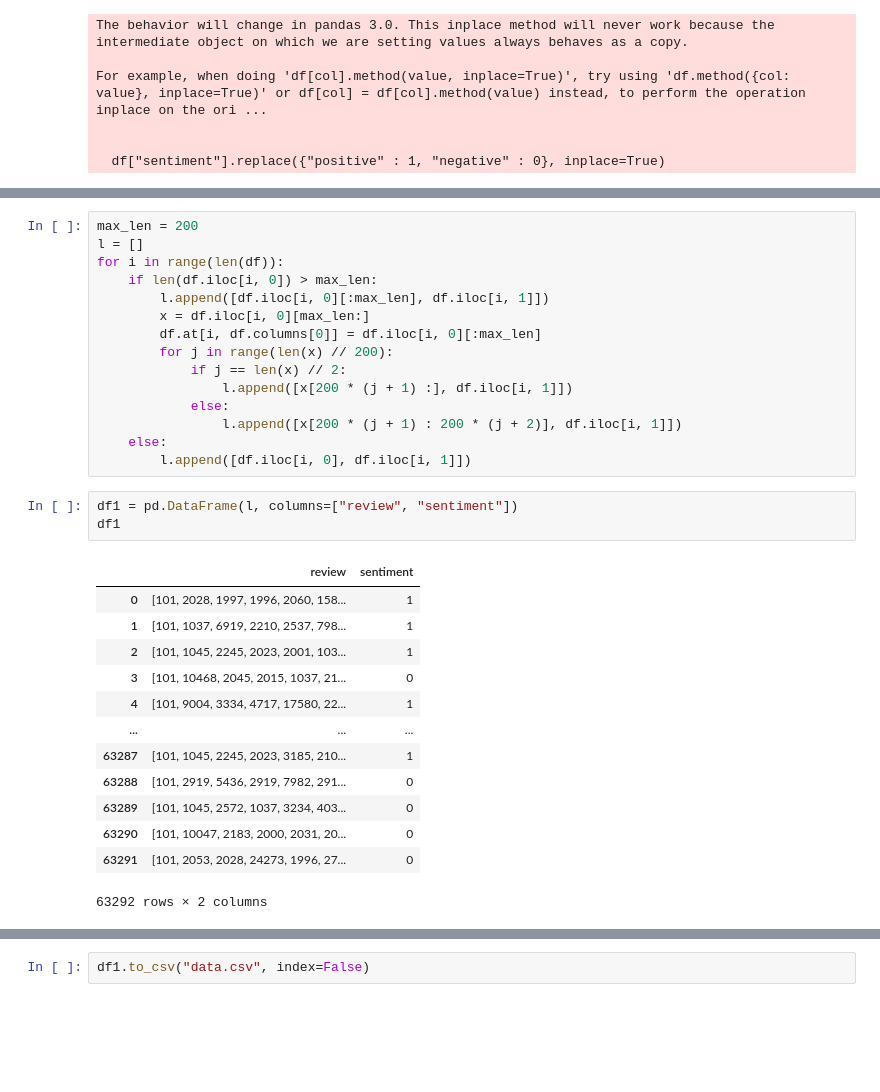
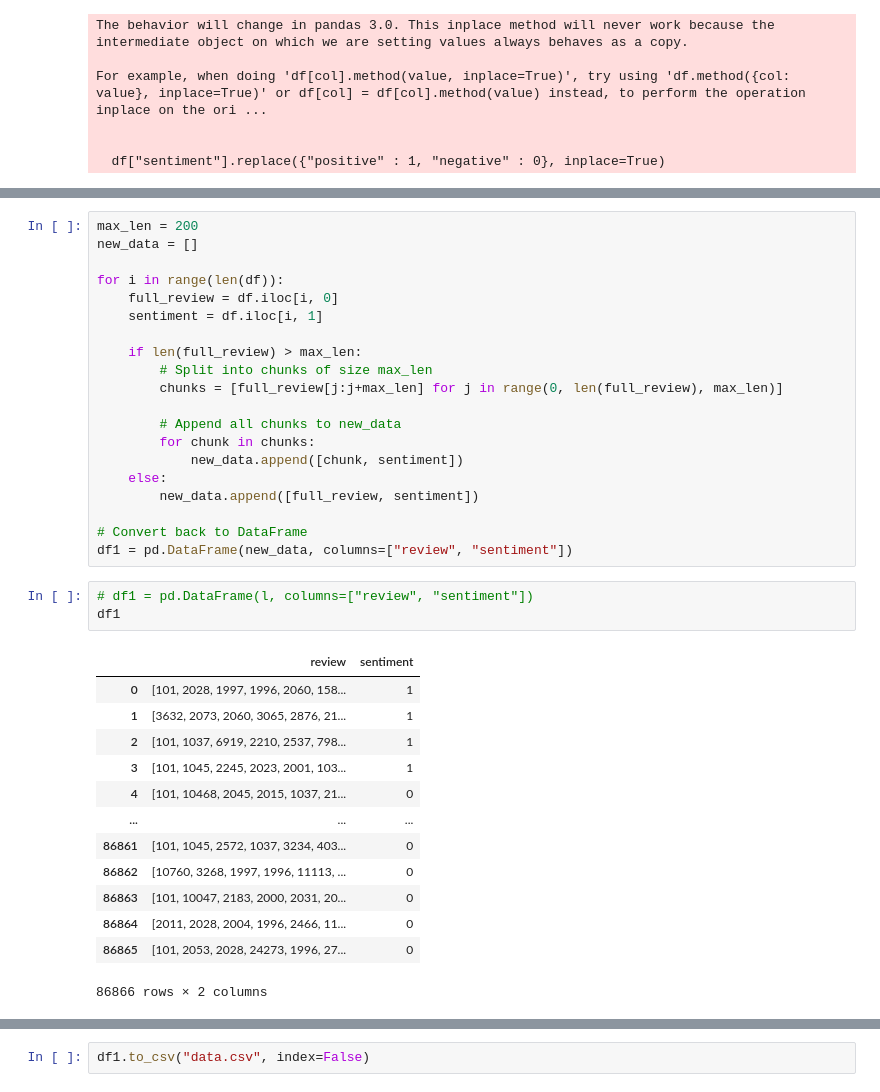
Before and after one commit to MBUYt0n/DL, a Jupyter notebook: Lab7/DL_Lab7_BERTtok.ipynb, the cells around one changed output, grey strips where cells are left out. Drawn from its saved outputs; the diff is of its cells as text; blank space fills up the shorter version.

Commit message:
i'll be back

```diff
--- a/Lab7/DL_Lab7_BERTtok.ipynb
+++ b/Lab7/DL_Lab7_BERTtok.ipynb
@@ -69,32 +76,37 @@ df
-# %%
-max_len = 200
-l = []
-for i in range(len(df)):
-    if len(df.iloc[i, 0]) > max_len:
-        l.append([df.iloc[i, 0][:max_len], df.iloc[i, 1]])
-        x = df.iloc[i, 0][max_len:]
-        df.at[i, df.columns[0]] = df.iloc[i, 0][:max_len]
-        for j in range(len(x) // 200):
-            if j == len(x) // 2:
-                l.append([x[200 * (j + 1) :], df.iloc[i, 1]])
-            else:
-                l.append([x[200 * (j + 1) : 200 * (j + 2)], df.iloc[i, 1]])
-    else:
-        l.append([df.iloc[i, 0], df.iloc[i, 1]])
+# %%
+max_len = 200
+new_data = []
+
+for i in range(len(df)):
+    full_review = df.iloc[i, 0]
+    sentiment = df.iloc[i, 1]
+
+    if len(full_review) > max_len:
+        # Split into chunks of size max_len
+        chunks = [full_review[j:j+max_len] for j in range(0, len(full_review), max_len)]
+
+        # Append all chunks to new_data
+        for chunk in chunks:
+            new_data.append([chunk, sentiment])
+    else:
+        new_data.append([full_review, sentiment])
+
+# Convert back to DataFrame
+df1 = pd.DataFrame(new_data, columns=["review", "sentiment"])
 # %%
-df1 = pd.DataFrame(l, columns=["review", "sentiment"])
+# df1 = pd.DataFrame(l, columns=["review", "sentiment"])
 df1
 # %% [output]
 |  | review | sentiment |
 | 0 | [101, 2028, 1997, 1996, 2060, 158... | 1 |
-| 1 | [101, 1037, 6919, 2210, 2537, 798... | 1 |
-| 2 | [101, 1045, 2245, 2023, 2001, 103... | 1 |
-| 3 | [101, 10468, 2045, 2015, 1037, 21... | 0 |
-| 4 | [101, 9004, 3334, 4717, 17580, 22... | 1 |
+| 1 | [3632, 2073, 2060, 3065, 2876, 21... | 1 |
+| 2 | [101, 1037, 6919, 2210, 2537, 798... | 1 |
+| 3 | [101, 1045, 2245, 2023, 2001, 103... | 1 |
+| 4 | [101, 10468, 2045, 2015, 1037, 21... | 0 |
 | ... | ... | ... |
-| 63287 | [101, 1045, 2245, 2023, 3185, 210... | 1 |
-| 63288 | [101, 2919, 5436, 2919, 7982, 291... | 0 |
-| 63289 | [101, 1045, 2572, 1037, 3234, 403... | 0 |
-| 63290 | [101, 10047, 2183, 2000, 2031, 20... | 0 |
-| 63291 | [101, 2053, 2028, 24273, 1996, 27... | 0 |
+| 86861 | [101, 1045, 2572, 1037, 3234, 403... | 0 |
+| 86862 | [10760, 3268, 1997, 1996, 11113, ... | 0 |
+| 86863 | [101, 10047, 2183, 2000, 2031, 20... | 0 |
+| 86864 | [2011, 2028, 2004, 1996, 2466, 11... | 0 |
+| 86865 | [101, 2053, 2028, 24273, 1996, 27... | 0 |
-63292 rows × 2 columns
+86866 rows × 2 columns
```
Also changed, not shown: parts of 7 cells of this notebook, 3 other files.
